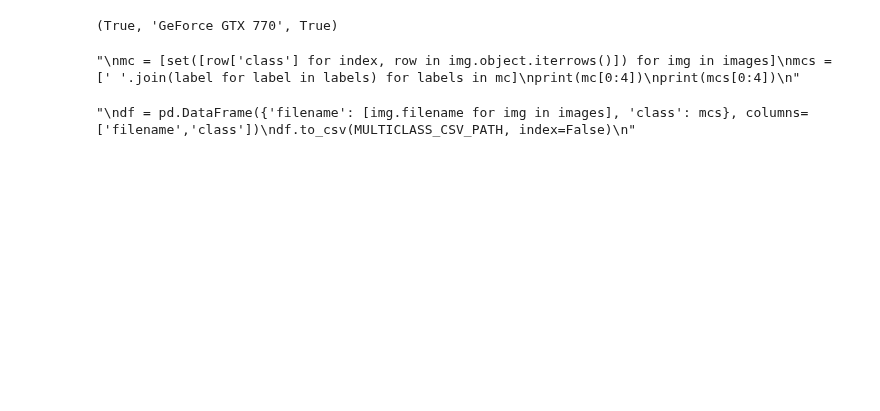
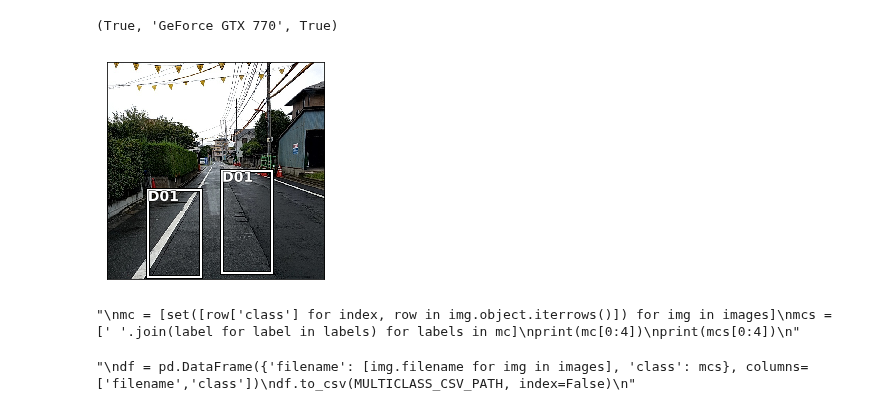
Before and after one commit to deepditch/deep.lib, a Jupyter notebook: RoadDamage.ipynb, the cells around one changed output. Cells and saved outputs as stored; diff of their text form; code cells hidden in the pictures; blank space fills up the shorter version.

```diff
--- a/RoadDamage.ipynb
+++ b/RoadDamage.ipynb
@@ -113,7 +114,9 @@ def print_example(example):
         draw_rect(ax, bb)
         draw_text(ax, bb[:2], row['class'])
 # %%
-# print_example(images[1])
+print_example(images[1])
+# %% [output]
+[figure, added]
 # %%
 MULTICLASS_CSV_PATH = DATA_PATH/'mc.csv'
 # %%
```
Also changed, not shown: parts of 10 cells of this notebook, 5 other files.
